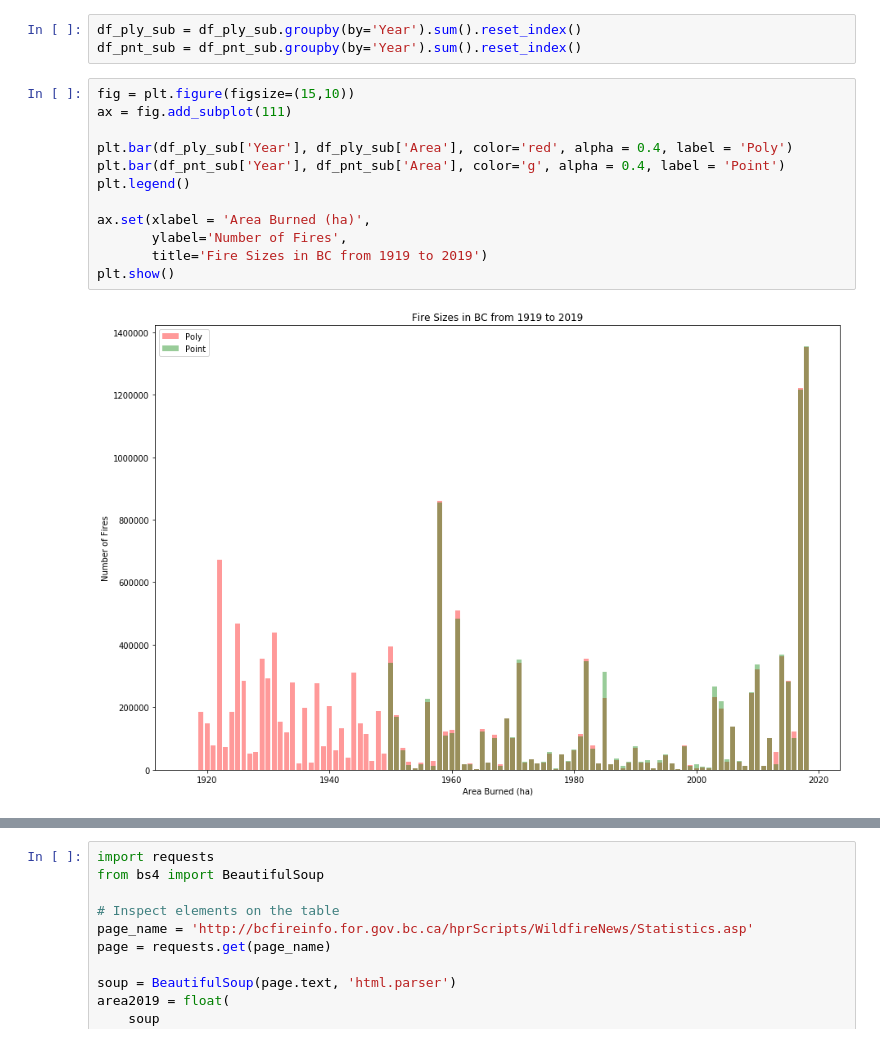
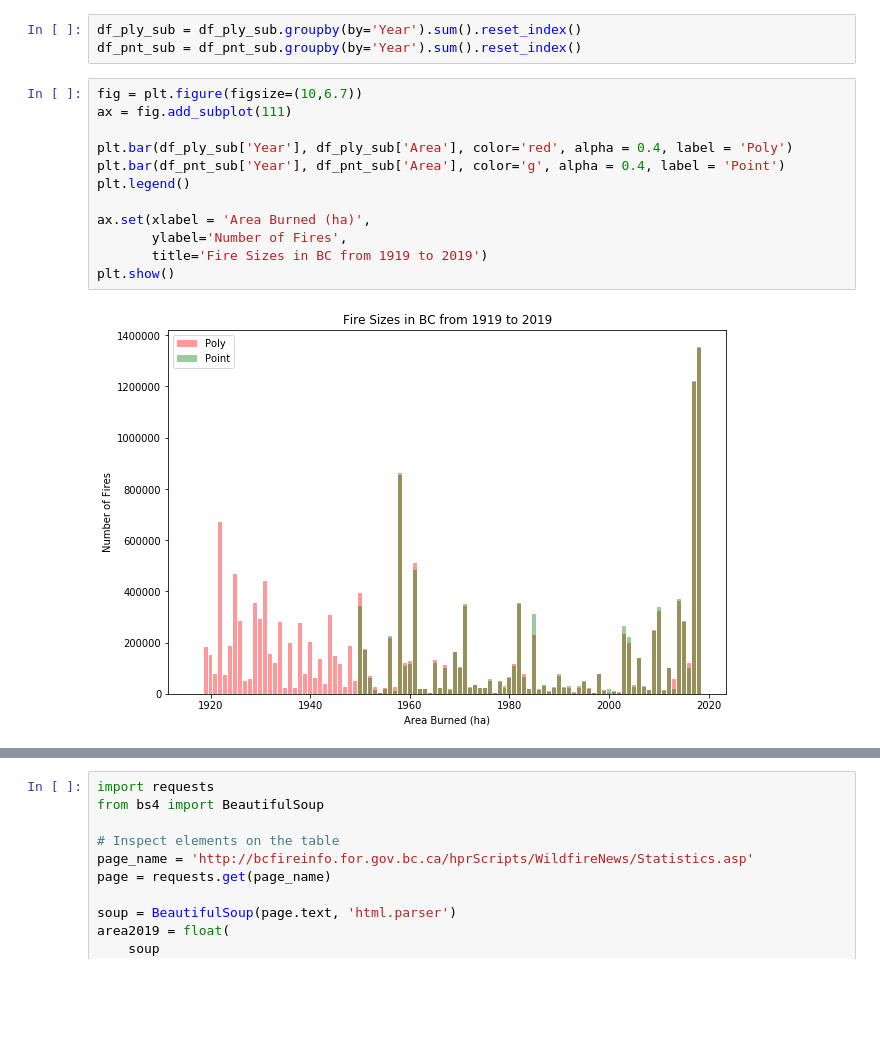
Before and after one commit to jasonrwang/AB-Wildfire, a Jupyter notebook: BC-Wildfire.ipynb, the cells around one changed output, grey strips where cells are left out. Saved outputs shown, nothing was run; the diff lists cells and outputs as text; blank space fills up the shorter version.

```diff
--- a/BC-Wildfire.ipynb
+++ b/BC-Wildfire.ipynb
@@ -133,19 +133,19 @@ First let's aggregate the data by year.
 df_ply_sub = df_ply_sub.groupby(by='Year').sum().reset_index()
 df_pnt_sub = df_pnt_sub.groupby(by='Year').sum().reset_index()
 # %%
-fig = plt.figure(figsize=(15,10))
+fig = plt.figure(figsize=(10,6.7))
 ax = fig.add_subplot(111)
 
 plt.bar(df_ply_sub['Year'], df_ply_sub['Area'], color='red', alpha = 0.4, label = 'Poly')
 plt.bar(df_pnt_sub['Year'], df_pnt_sub['Area'], color='g', alpha = 0.4, label = 'Point')
 plt.legend()
 
 ax.set(xlabel = 'Area Burned (ha)',
        ylabel='Number of Fires',
        title='Fire Sizes in BC from 1919 to 2019')
 plt.show()
 # %% [output]
-[figure, old version]
+[figure, new version]
 # %% [markdown]
 Wow, the data visually looks to match quite well. I'm not going to do any additional data processing and instead just use the poly data as a complete set. Let's visually compare this to the [NFD](http://nfdp.ccfm.org/en/data/fires.php) numbers for BC (I can't download them as numbers, so a figure will have to do).
 
```
Also changed, not shown: parts of 1 cell of this notebook, 4 other files.
